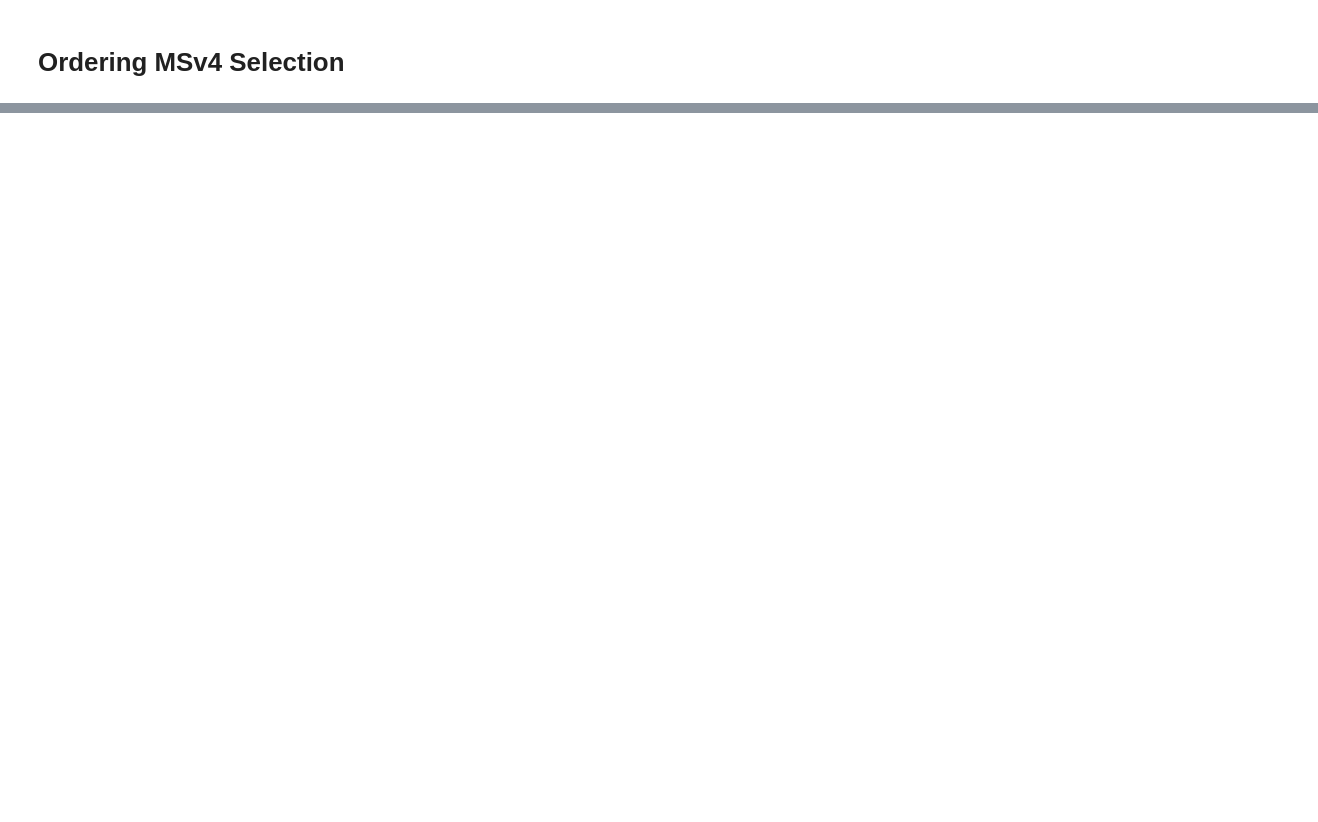
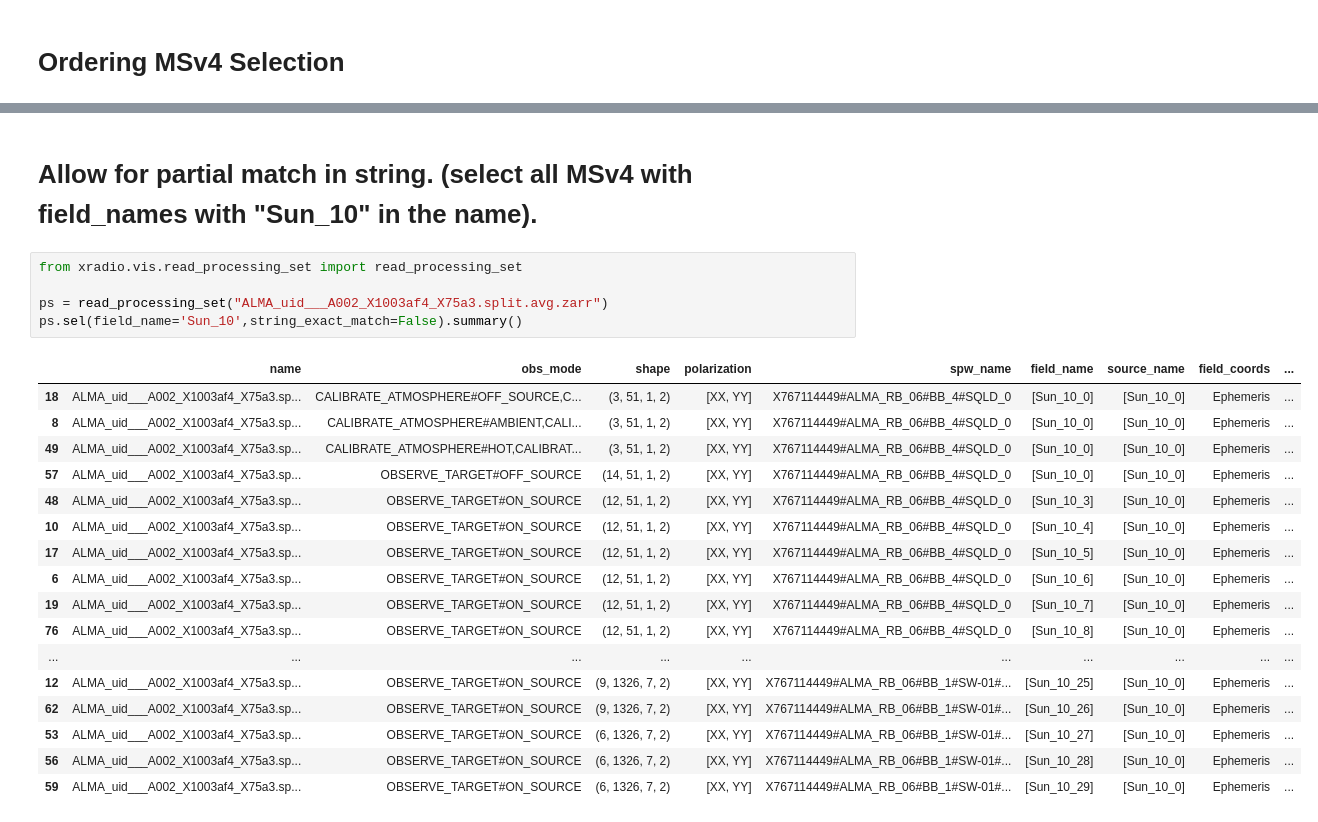
Before and after one commit to casangi/xradio, a Jupyter notebook: reviews/review_ps.ipynb, the cells around one changed output, grey strips where cells are left out. Cells and saved outputs as stored; diff of their text form; blank space fills up the shorter version.

```diff
--- a/reviews/review_ps.ipynb
+++ b/reviews/review_ps.ipynb
@@ -193,0 +246,25 @@ Data variables:
+# %% [markdown]
+# Allow for partial match in string. (select all MSv4 with field_names with "Sun_10" in the name).
+# %%
+from xradio.vis.read_processing_set import read_processing_set
+
+ps = read_processing_set("ALMA_uid___A002_X1003af4_X75a3.split.avg.zarr")
+ps.sel(field_name='Sun_10',string_exact_match=False).summary()
+# %% [output]
+|  | name | obs_mode | shape | polarization | spw_name | field_name | source_name | field_coords | ... |
+| 18 | ALMA_uid___A002_X1003af4_X75a3.sp... | CALIBRATE_ATMOSPHERE#OFF_SOURCE,C... | (3, 51, 1, 2) | [XX, YY] | X767114449#ALMA_RB_06#BB_4#SQLD_0 | [Sun_10_0] | [Sun_10_0] | Ephemeris | ... |
+| 8 | ALMA_uid___A002_X1003af4_X75a3.sp... | CALIBRATE_ATMOSPHERE#AMBIENT,CALI... | (3, 51, 1, 2) | [XX, YY] | X767114449#ALMA_RB_06#BB_4#SQLD_0 | [Sun_10_0] | [Sun_10_0] | Ephemeris | ... |
+| 49 | ALMA_uid___A002_X1003af4_X75a3.sp... | CALIBRATE_ATMOSPHERE#HOT,CALIBRAT... | (3, 51, 1, 2) | [XX, YY] | X767114449#ALMA_RB_06#BB_4#SQLD_0 | [Sun_10_0] | [Sun_10_0] | Ephemeris | ... |
+| 57 | ALMA_uid___A002_X1003af4_X75a3.sp... | OBSERVE_TARGET#OFF_SOURCE | (14, 51, 1, 2) | [XX, YY] | X767114449#ALMA_RB_06#BB_4#SQLD_0 | [Sun_10_0] | [Sun_10_0] | Ephemeris | ... |
+| 48 | ALMA_uid___A002_X1003af4_X75a3.sp... | OBSERVE_TARGET#ON_SOURCE | (12, 51, 1, 2) | [XX, YY] | X767114449#ALMA_RB_06#BB_4#SQLD_0 | [Sun_10_3] | [Sun_10_0] | Ephemeris | ... |
+| 10 | ALMA_uid___A002_X1003af4_X75a3.sp... | OBSERVE_TARGET#ON_SOURCE | (12, 51, 1, 2) | [XX, YY] | X767114449#ALMA_RB_06#BB_4#SQLD_0 | [Sun_10_4] | [Sun_10_0] | Ephemeris | ... |
+| 17 | ALMA_uid___A002_X1003af4_X75a3.sp... | OBSERVE_TARGET#ON_SOURCE | (12, 51, 1, 2) | [XX, YY] | X767114449#ALMA_RB_06#BB_4#SQLD_0 | [Sun_10_5] | [Sun_10_0] | Ephemeris | ... |
+| 6 | ALMA_uid___A002_X1003af4_X75a3.sp... | OBSERVE_TARGET#ON_SOURCE | (12, 51, 1, 2) | [XX, YY] | X767114449#ALMA_RB_06#BB_4#SQLD_0 | [Sun_10_6] | [Sun_10_0] | Ephemeris | ... |
+| 19 | ALMA_uid___A002_X1003af4_X75a3.sp... | OBSERVE_TARGET#ON_SOURCE | (12, 51, 1, 2) | [XX, YY] | X767114449#ALMA_RB_06#BB_4#SQLD_0 | [Sun_10_7] | [Sun_10_0] | Ephemeris | ... |
+| 76 | ALMA_uid___A002_X1003af4_X75a3.sp... | OBSERVE_TARGET#ON_SOURCE | (12, 51, 1, 2) | [XX, YY] | X767114449#ALMA_RB_06#BB_4#SQLD_0 | [Sun_10_8] | [Sun_10_0] | Ephemeris | ... |
+| ... | ... | ... | ... | ... | ... | ... | ... | ... | ... |
+| 12 | ALMA_uid___A002_X1003af4_X75a3.sp... | OBSERVE_TARGET#ON_SOURCE | (9, 1326, 7, 2) | [XX, YY] | X767114449#ALMA_RB_06#BB_1#SW-01#... | [Sun_10_25] | [Sun_10_0] | Ephemeris | ... |
+| 62 | ALMA_uid___A002_X1003af4_X75a3.sp... | OBSERVE_TARGET#ON_SOURCE | (9, 1326, 7, 2) | [XX, YY] | X767114449#ALMA_RB_06#BB_1#SW-01#... | [Sun_10_26] | [Sun_10_0] | Ephemeris | ... |
+| 53 | ALMA_uid___A002_X1003af4_X75a3.sp... | OBSERVE_TARGET#ON_SOURCE | (6, 1326, 7, 2) | [XX, YY] | X767114449#ALMA_RB_06#BB_1#SW-01#... | [Sun_10_27] | [Sun_10_0] | Ephemeris | ... |
+| 56 | ALMA_uid___A002_X1003af4_X75a3.sp... | OBSERVE_TARGET#ON_SOURCE | (6, 1326, 7, 2) | [XX, YY] | X767114449#ALMA_RB_06#BB_1#SW-01#... | [Sun_10_28] | [Sun_10_0] | Ephemeris | ... |
+| 59 | ALMA_uid___A002_X1003af4_X75a3.sp... | OBSERVE_TARGET#ON_SOURCE | (6, 1326, 7, 2) | [XX, YY] | X767114449#ALMA_RB_06#BB_1#SW-01#... | [Sun_10_29] | [Sun_10_0] | Ephemeris | ... |
```
Also changed, not shown: parts of 14 cells of this notebook, 2 other files.
